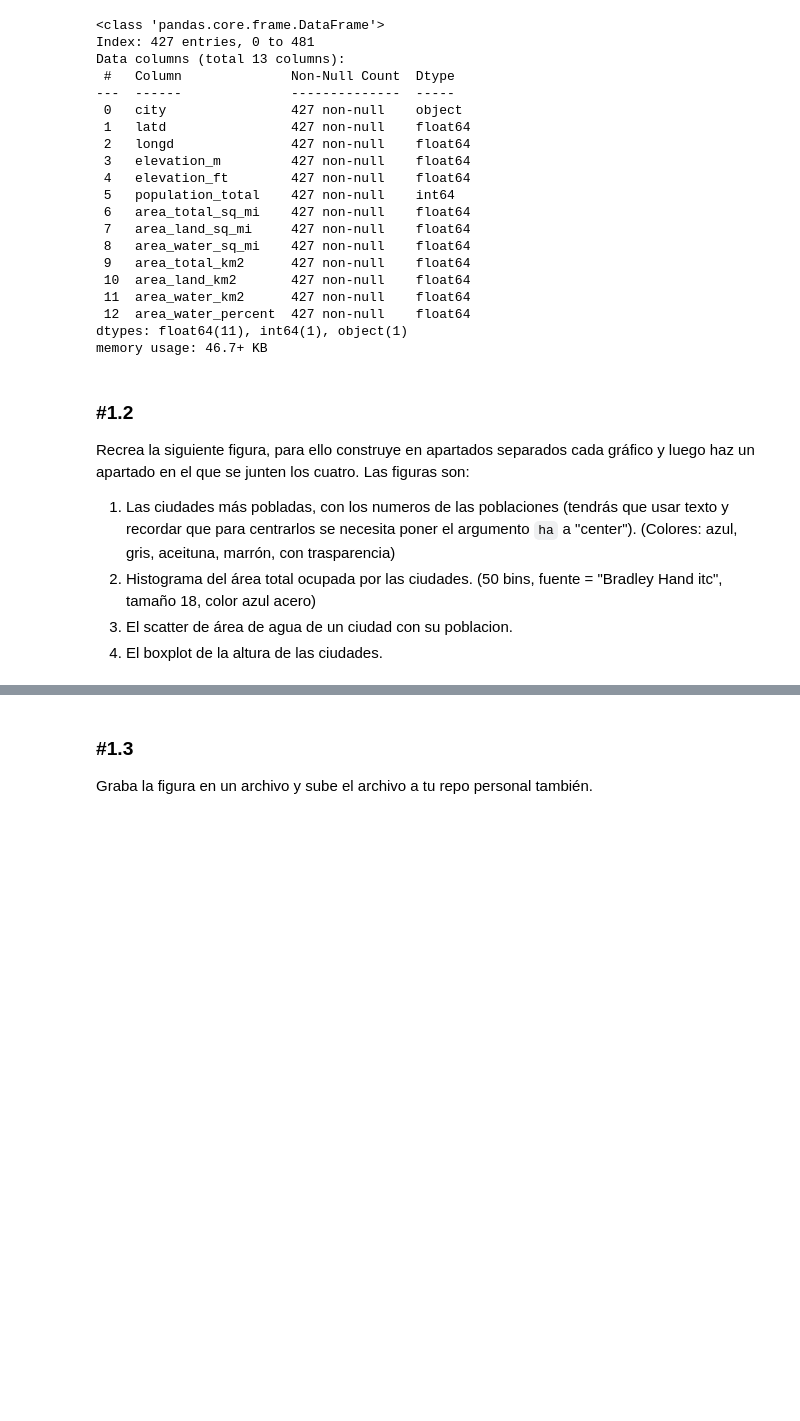
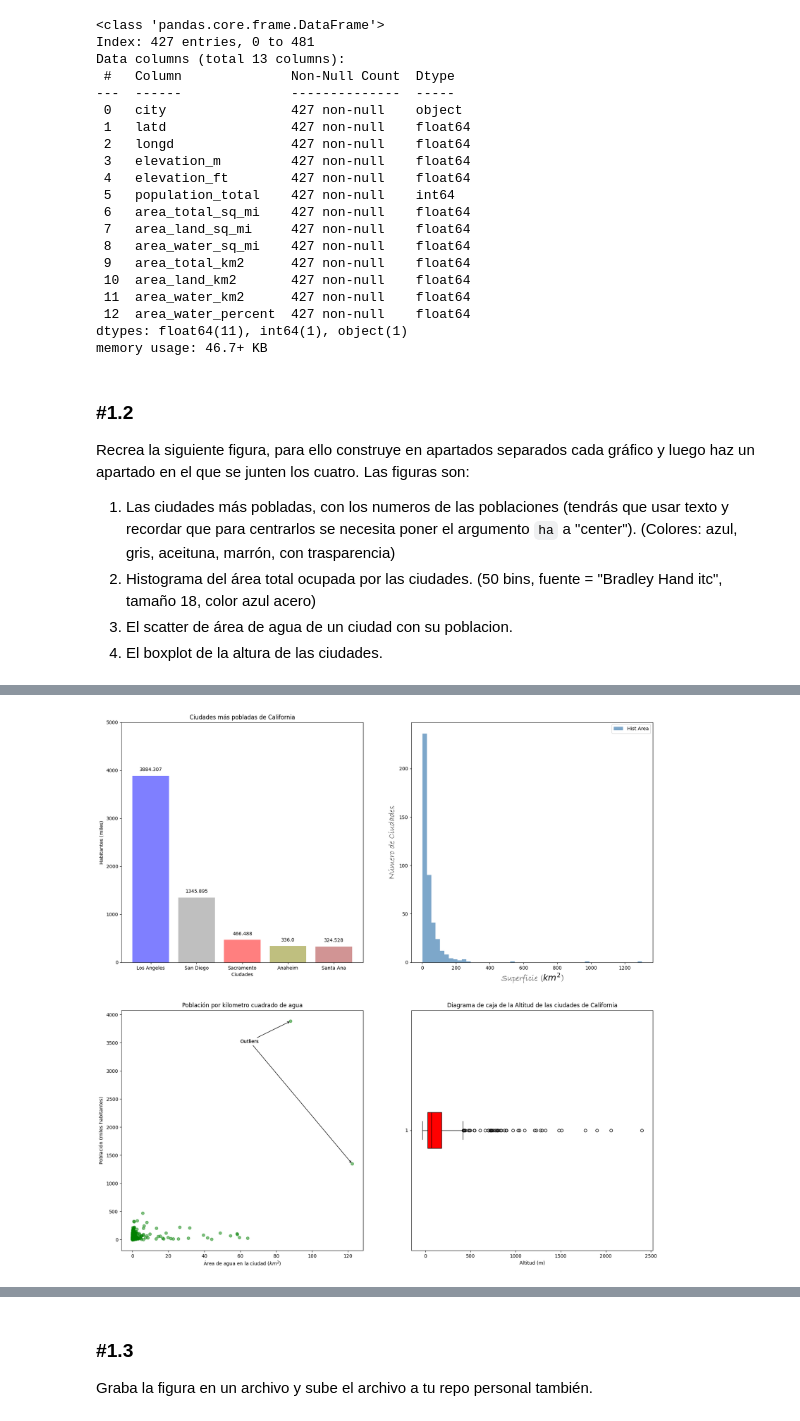
Before and after one commit to Lavs15/ONLINE_DS_THEBRIGDE_LVS, a Jupyter notebook: SPRINT_8/18_Practica_Obligatoria_Visualizacion_Basica.ipynb, the cells around one changed output, grey strips where cells are left out. Cells and saved outputs as stored; diff of their text form; code cells hidden in the pictures; blank space fills up the shorter version.

```diff
--- a/SPRINT_8/18_Practica_Obligatoria_Visualizacion_Basica.ipynb
+++ b/SPRINT_8/18_Practica_Obligatoria_Visualizacion_Basica.ipynb
@@ -123 +123,61 @@ df_pobladas
 [figure]
+# %%
+fig,axs = plt.subplots(2,2, figsize = (20,20))
+axs = axs.flatten()
+def separa_nombre(nombre):
+    nuevo = nombre[0]
+    for letra in nombre[1:]:
+        if letra == letra.upper():
+            nuevo += " "
+        nuevo += letra
+    return nuevo
+
+# Primera figura
+primera = axs[0]
+ciudades_mas_pobladas = df_casas.loc[df_casas.population_total.nlargest(5).index, ["city","population_total"]]
+ciudades = [separa_nombre(ciudad) for ciudad in ciudades_mas_pobladas["city"].to_list()]
+colores = ["blue","gray","red","olive","brown"]
+
+primera.bar(x= ciudades, height= ciudades_mas_pobladas["population_total"]/1000, color = colores, alpha = 0.5)
+primera.set_ylim([0,5000])
+primera.set_ylabel("Habitantes (miles)")
+primera.set_xlabel("Ciudades")
+
+ciudades_mas_pobladas.set_index("city", inplace = True)
+for indice, ciudad in enumerate(ciudades_mas_pobladas.index):
+    poblacion = ciudades_mas_pobladas.loc[ciudad,"population_total"]/1000
+    primera.text(ciudades[indice], poblacion + 100, f"{poblacion}", ha = "center")
+primera.set_title("Ciudades más pobladas de California")
+
+# Segunda gráfica
+segunda = axs[1]
+segunda.hist(df_casas["area_total_km2"], color = "steelblue", alpha = 0.7, bins = 50, label = "Hist Area")
+segunda.set_xlabel("Superficie ($km^2$)", fontdict = dict(family = "Bradley Hand itc", size = 18))
+segunda.set_ylabel("Número de Ciudades", fontdict= dict(family = "Bradley Hand itc", size = 18))
+segunda.legend()
+
+
+# Tercera gráfica
+tercera = axs[2]
+tercera.scatter(df_casas["area_water_km2"], df_casas["population_total"]/1000, alpha = 0.5, color = "green")
+tercera.set_xlabel("Área de agua en la ciudad ($km^2$)")
+tercera.set_ylabel("Población (miles habitantes)")
+tercera.set_title("Población por kilometro cuadrado de agua")
+outlier_1_y = ciudades_mas_pobladas.population_total.max()
+outlier_2_y = ciudades_mas_pobladas.population_total.nlargest(2).iloc[1]
+outlier_1_x = df_casas.loc[df_casas.population_total == outlier_1_y,"area_water_km2"].values[0]
+outlier_2_x = df_casas.loc[df_casas.population_total == outlier_2_y,"area_water_km2"].values[0]
+tercera.annotate(xy= (outlier_1_x,outlier_1_y/1000), xytext= (60,3500), text = "Outliers",
+              arrowprops= dict(arrowstyle = "->"))
+tercera.annotate(xy= (outlier_2_x,outlier_2_y/1000), xytext= (60,3500), text = "Outliers",
+              arrowprops= dict(arrowstyle = "->"))
+
+
+#### Cuarta gráfica
+cuarta = axs[3]
+cuarta.boxplot(df_casas["elevation_m"].dropna(), vert = False, boxprops = dict(facecolor = "red"),
+               medianprops = dict(color= "black"), patch_artist= True)
+cuarta.set_xlabel("Altitud (m)")
+cuarta.set_title("Diagrama de caja de la Altitud de las ciudades de California");
+# %% [output]
+[figure, added]
```
Also changed, not shown: parts of 6 cells of this notebook, 5 other files.
